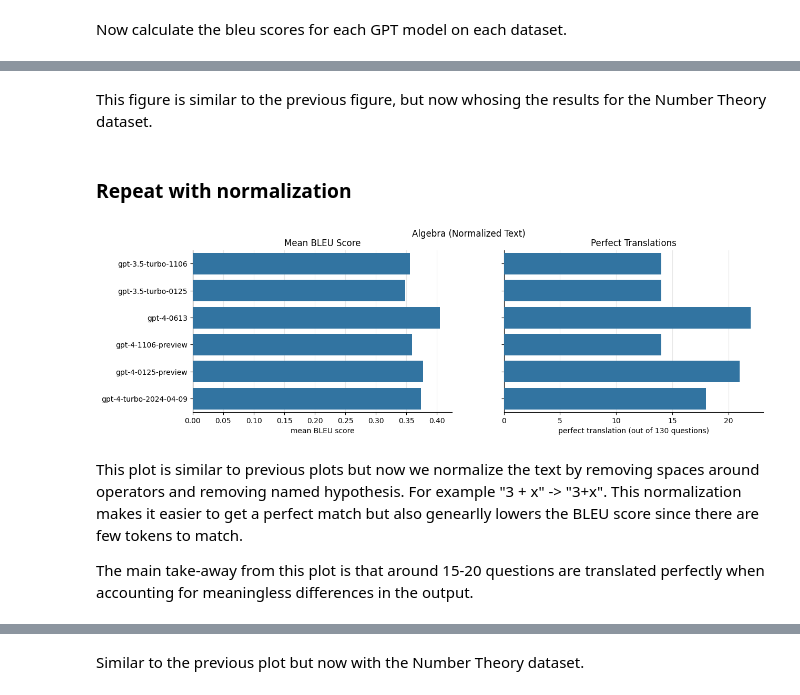
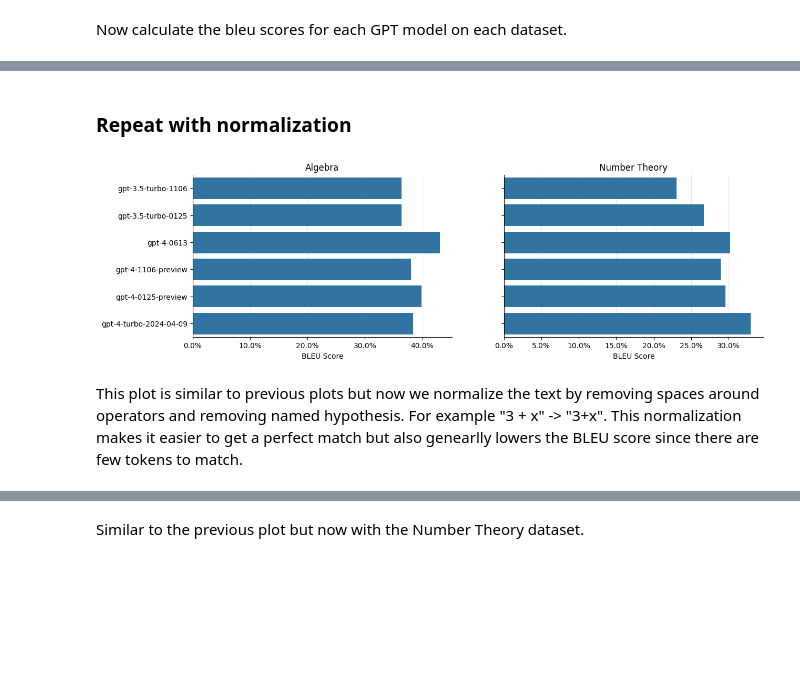
Before and after one commit to agencyenterprise/autoformalism-with-llms, a Jupyter notebook: experiments/01-reproduce-in-context/results.ipynb, the cells around one changed output, grey strips where cells are left out. Saved outputs shown, nothing was run; the diff lists cells and outputs as text; code cells hidden in the pictures; blank space fills up the shorter version.

```diff
--- a/experiments/01-reproduce-in-context/results.ipynb
+++ b/experiments/01-reproduce-in-context/results.ipynb
@@ -62,7 +62,7 @@ def load_results(log_dir: str | Path)->list:
         subject, qid = metadata['subject'], metadata['question_number']
         if dataset is None:
             dataset = MiniF2FMATH().get_subject(subject)
-        completion = ChatCompletion(**data)
+        completion = ChatCompletion(**data).choices[0].message.content
         question = dataset.get_question(qid)
         results.append({"completion":completion, "question":question, 'metadata':metadata})
     return results
@@ -188,15 +229,14 @@ def plot_bleu_scores(scores_dict, top_1=False, ax=None):
     return fig, ax
 # %%
 fig, axes = plt.subplots(1,2, figsize=(14,4), sharey=True)
-_ = plot_bleu_scores(alg_bleu,top_1=False, ax=axes[0])
-_ = plot_bleu_scores(alg_bleu,top_1=True, ax=axes[1])
-fig.suptitle("Algebra")
 
-axes[0].set_title('Mean BLEU Score')
-axes[0].set_xlabel("mean BLEU score")
-axes[1].set_title("Perfect Translations")
-axes[1].set_xlabel("perfect translation (out of {} questions)".format(len(alg[ORDER.models[0]])))
-#axes[1].xaxis.set_major_formatter(PercentFormatter(1.0))
+alg_scores, alg_labels = list(alg_bleu.values()), list(alg_bleu.keys())
+num_scores, num_labels = list(num_bleu.values()), list(num_bleu.keys())
+_ = plot_bleu(alg_scores, alg_labels, ax=axes[0])
+_ = plot_bleu(num_scores, num_labels, ax=axes[1])
+axes[0].set_title("Algebra")
+axes[1].set_title("Number Theory")
+
 
 for ax in axes:
     ax.grid(axis="x", alpha=0.3, zorder=0)
@@ -224,5 +249,3 @@ Text(0.5, 0, 'perfect translation (out of 110 questions)')
-# %% [markdown]
-This figure is similar to the previous figure, but now whosing the results for the Number Theory dataset.
 # %% [markdown]
 ### Repeat with normalization
 # %%
@@ -230,23 +253,20 @@ alg_bleu_norm = {model: calculate_bleu(alg[model], normalize=True) for model in
 num_bleu_norm = {model: calculate_bleu(num[model], normalize=True) for model in ORDER.models}
 # %%
 fig, axes = plt.subplots(1,2, figsize=(14,4), sharey=True)
-_ = plot_bleu_scores(alg_bleu_norm,top_1=False, ax=axes[0])
-_ = plot_bleu_scores(alg_bleu_norm,top_1=True, ax=axes[1])
-fig.suptitle("Algebra (Normalized Text)")
 
-axes[0].set_title('Mean BLEU Score')
-axes[0].set_xlabel("mean BLEU score")
-axes[1].set_title("Perfect Translations")
-axes[1].set_xlabel("perfect translation (out of {} questions)".format(len(alg[ORDER.models[0]])))
-#axes[1].xaxis.set_major_formatter(PercentFormatter(1.0))
+alg_scores, alg_labels = list(alg_bleu_norm.values()), list(alg_bleu_norm.keys())
+num_scores, num_labels = list(num_bleu.values()), list(num_bleu.keys())
+_ = plot_bleu(alg_scores, alg_labels, ax=axes[0])
+_ = plot_bleu(num_scores, num_labels, ax=axes[1])
+axes[0].set_title("Algebra")
+axes[1].set_title("Number Theory")
+
 
 for ax in axes:
     ax.grid(axis="x", alpha=0.3, zorder=0)
     ax.spines['top'].set_visible(False)
     ax.spines['right'].set_visible(False)
 # %% [output]
-[figure, old version]
+[figure, new version]
 # %% [markdown]
 This plot is similar to previous plots but now we normalize the text by removing spaces around operators and removing named hypothesis.  For example "3 + x" -> "3+x".  This normalization makes it easier to get a perfect match but also genearlly lowers the BLEU score since there are few tokens to match.
-
-The main take-away from this plot is that around 15-20 questions are translated perfectly when accounting for meaningless differences in the output.
```
Also changed, not shown: parts of 13 cells of this notebook, 1 other file.
